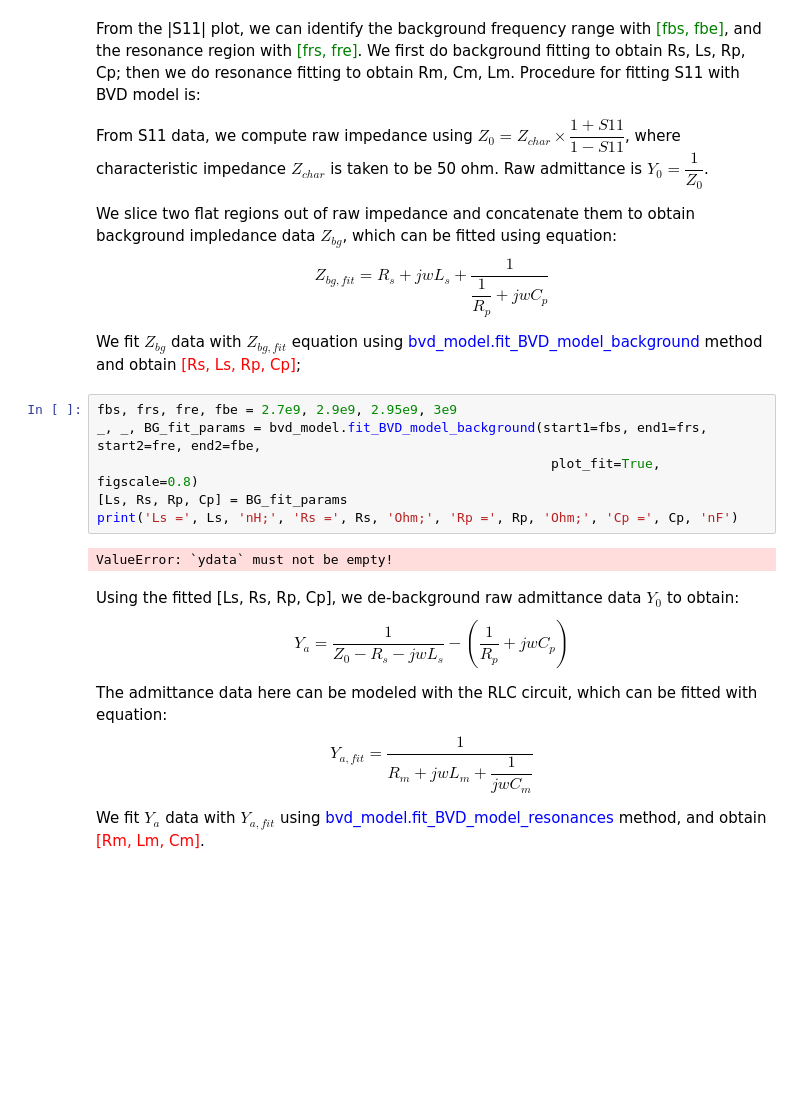
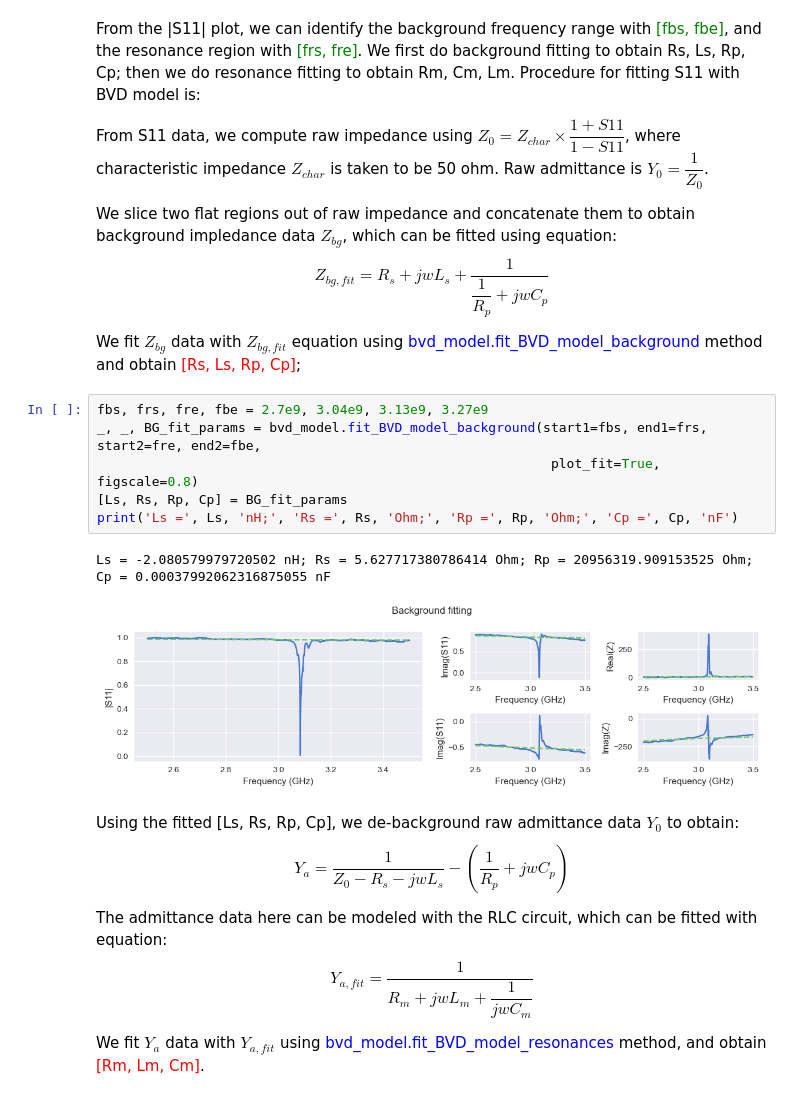
Before and after one commit to haoqindeng-uw/MoLiGroup, a Jupyter notebook: BVD_notebook.ipynb, the cells around one changed output. Cells and saved outputs as stored; diff of their text form; blank space fills up the shorter version.

```diff
--- a/BVD_notebook.ipynb
+++ b/BVD_notebook.ipynb
@@ -26,13 +27,14 @@ We slice two flat regions out of raw impedance and concatenate them to obtain ba
 
 We fit $Z_{bg}$ data with $Z_{bg,fit}$ equation using <span style="color:blue">bvd_model.fit_BVD_model_background</span> method and obtain <span style="color:red">[Rs, Ls, Rp, Cp]</span>;
 # %%
-fbs, frs, fre, fbe = 2.7e9, 2.9e9, 2.95e9, 3e9
+fbs, frs, fre, fbe = 2.7e9, 3.04e9, 3.13e9, 3.27e9
 _, _, BG_fit_params = bvd_model.fit_BVD_model_background(start1=fbs, end1=frs, start2=fre, end2=fbe,
                                                           plot_fit=True, figscale=0.8)
 [Ls, Rs, Rp, Cp] = BG_fit_params
 print('Ls =', Ls, 'nH;', 'Rs =', Rs, 'Ohm;', 'Rp =', Rp, 'Ohm;', 'Cp =', Cp, 'nF')
 # %% [output]
-ValueError: `ydata` must not be empty!
+Ls = -2.080579979720502 nH; Rs = 5.627717380786414 Ohm; Rp = 20956319.909153525 Ohm; Cp = 0.00037992062316875055 nF
+[figure, added]
 # %% [markdown]
 Using the fitted [Ls, Rs, Rp, Cp], we de-background raw admittance data $Y_0$ to obtain: $$Y_a = \dfrac{1}{Z_0 - R_s - jwL_s} - (\dfrac{1}{R_p} + jwC_p) $$
 
```
Also changed, not shown: parts of 3 cells of this notebook, 30 other files.
